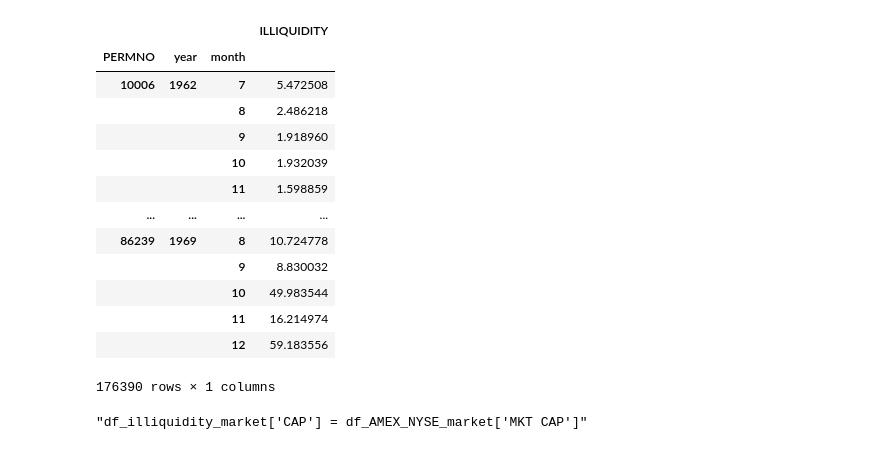
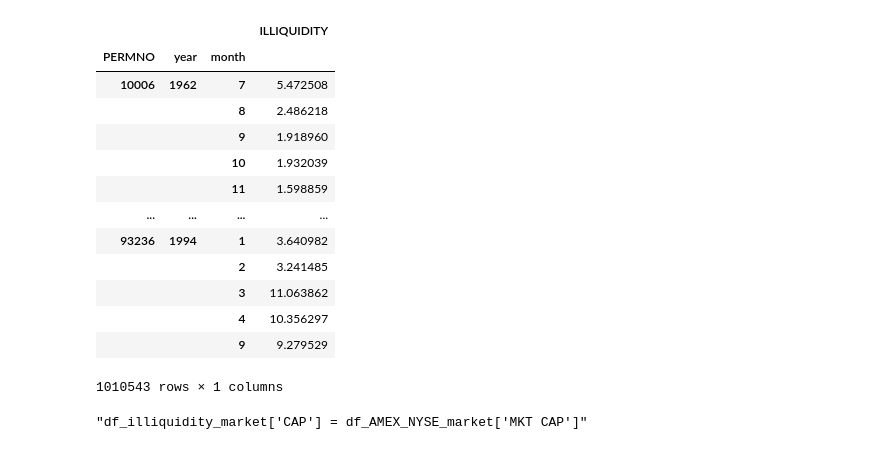
Before and after one commit to JMCG22/pm_cw, a Jupyter notebook: Data_combined.ipynb, the cells around one changed output. Saved outputs shown, nothing was run; the diff lists cells and outputs as text; code cells hidden in the pictures.

```diff
--- a/Data_combined.ipynb
+++ b/Data_combined.ipynb
@@ -2,9 +2,9 @@
 import pandas as pd
 import numpy as np
 # %%
-#df_AMEX = pd.read_csv('Data/AMEX_01071962_31121999_with_out_shares.csv')
-#df_NYSE = pd.read_csv('Data/NYSE_01071962_31121999_with_out_shares.csv')
+df_AMEX = pd.read_csv('Data/AMEX_01071962_31121999_with_out_shares.csv')
+df_NYSE = pd.read_csv('Data/NYSE_01071962_31121999_with_out_shares.csv')
 
 # Are these all common shares? Hard to tell if there are any preference shares involved. Possibly share class might say but this usually means it is common
 
-#df_AMEX_NYSE = pd.concat([df_AMEX, df_NYSE], axis=0)
+df_AMEX_NYSE = pd.concat([df_AMEX, df_NYSE], axis=0)
@@ -147,36 +137,36 @@ df_AMEX_NYSE_market = df_AMEX_NYSE_market.drop(index=rows_to_delete_too_few_obs)
 # %%
 # Now find illiquidity of each stock
 # Begin by finding daily illquidity of all stocks
 
 # Get the number of valid observation days in each month. Have to do this again as a number of stocks were dropped when we last used this method
 df_valid_obs_days = df_AMEX_NYSE_market.groupby(level=['PERMNO', 'year', 'month'])['date'].count()
 df_valid_obs_days.to_frame()
 
 # Create a column of ratio of return to dollar volume. On the days where volume is zero, do we still include that day as a valid observation day?
 # We cant divide by zero so we have to set that value to 0 in the sum rather than +/- inf
 df_AMEX_NYSE_market['ILLIQUIDITY'] = np.abs(df_AMEX_NYSE_market['RET']) / df_AMEX_NYSE_market['DOLLAR VOL']
 df_AMEX_NYSE_market['ILLIQUIDITY'] = df_AMEX_NYSE_market['ILLIQUIDITY'].fillna(0)
-df_AMEX_NYSE_market['ILLIQUIDITY'] = df_AMEX_NYSE_market['ILLIQUIDITY'].replace([np.inf, -np.inf], 30)
+df_AMEX_NYSE_market['ILLIQUIDITY'] = df_AMEX_NYSE_market['ILLIQUIDITY'].replace([np.inf, -np.inf], 0)
 
 # Create a series with just the illiquidity sum for each valid month
 df_illiquidity_sum = df_AMEX_NYSE_market.groupby(['PERMNO', 'year', 'month'])['ILLIQUIDITY'].sum()
 df_illiquidity_var = df_AMEX_NYSE_market.groupby(['PERMNO', 'year', 'month'])['ILLIQUIDITY'].var()
 df_illiquidity_sum.to_frame()
 # %% [output]
 |  |  |  | ILLIQUIDITY |
 | PERMNO | year | month |  |
 | 10006 | 1962 | 7 | 5.472508 |
 |  |  | 8 | 2.486218 |
 |  |  | 9 | 1.918960 |
 |  |  | 10 | 1.932039 |
 |  |  | 11 | 1.598859 |
 | ... | ... | ... | ... |
-| 86239 | 1969 | 8 | 10.724778 |
-|  |  | 9 | 8.830032 |
-|  |  | 10 | 49.983544 |
-|  |  | 11 | 16.214974 |
-|  |  | 12 | 59.183556 |
+| 93236 | 1994 | 1 | 3.640982 |
+|  |  | 2 | 3.241485 |
+|  |  | 3 | 11.063862 |
+|  |  | 4 | 10.356297 |
+|  |  | 9 | 9.279529 |
-176390 rows × 1 columns
+1010543 rows × 1 columns
 # %%
 # We can now compute illiquidity values for each stock for each month of each year
 df_illiquidity_market = df_illiquidity_sum.div(df_valid_obs_days, level=0)
```
Also changed, not shown: parts of 69 cells of this notebook.
